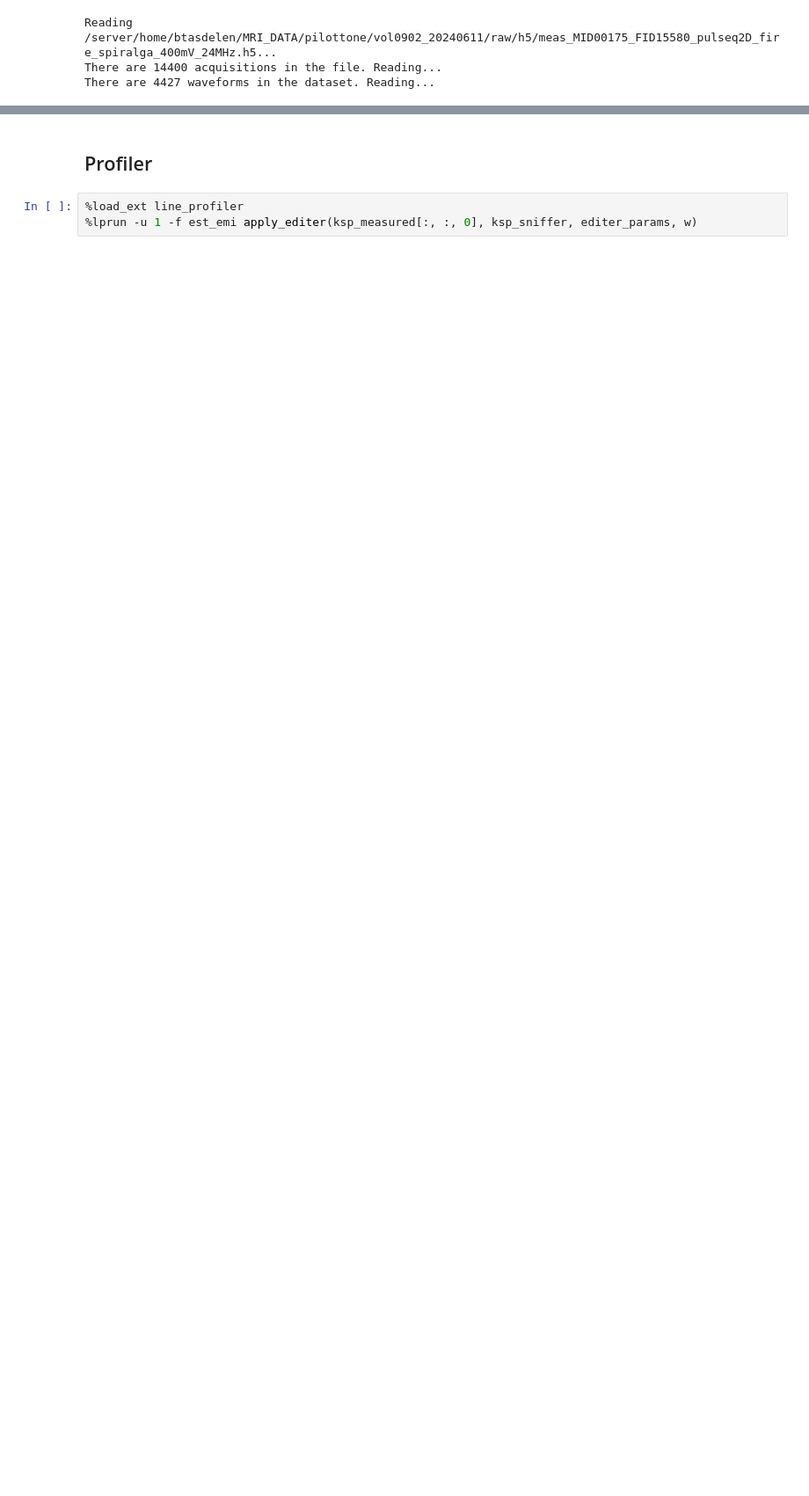
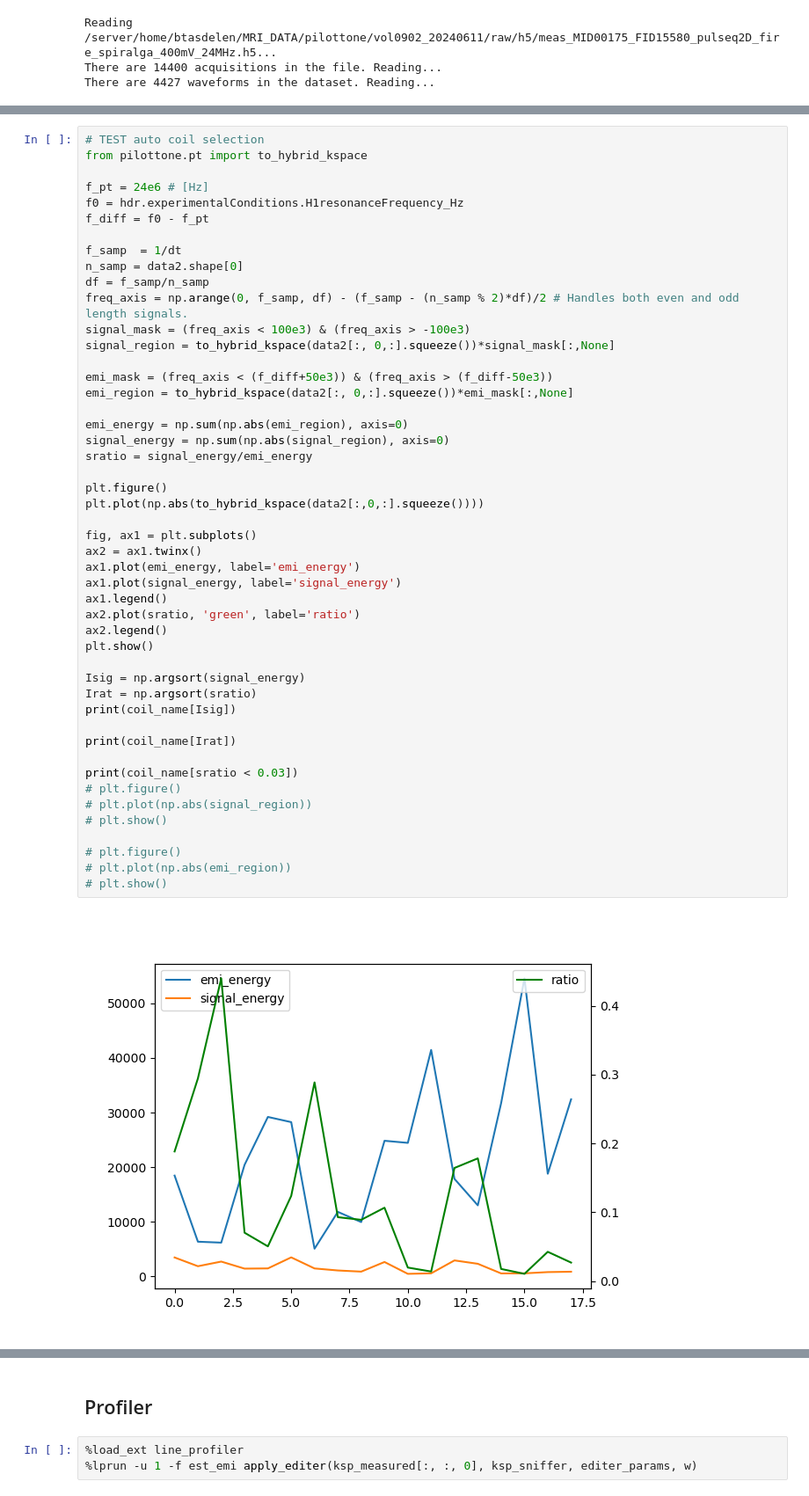
Before and after one commit to usc-mrel/PylotToneMRI, a Jupyter notebook: main_editer_correct.ipynb, the cells around one changed output, grey strips where cells are left out. Shown at 88% size. Cells and saved outputs as stored; diff of their text form; blank space fills up the shorter version.

```diff
--- a/main_editer_correct.ipynb
+++ b/main_editer_correct.ipynb
@@ -108,2 +154,52 @@ ksp_sniffer  = data[:,:,sensing_coils]
 # %% [output]
 Coils to be used as sniffers: ['Spine_18:1:S4T' 'Spine_18:1:S4S' 'Spine_18:1:S4P']
+# %%
+# TEST auto coil selection
+from pilottone.pt import to_hybrid_kspace
+
+f_pt = 24e6 # [Hz]
+f0 = hdr.experimentalConditions.H1resonanceFrequency_Hz
+f_diff = f0 - f_pt
+
+f_samp  = 1/dt
+n_samp = data2.shape[0]
+df = f_samp/n_samp
+freq_axis = np.arange(0, f_samp, df) - (f_samp - (n_samp % 2)*df)/2 # Handles both even and odd length signals.
+signal_mask = (freq_axis < 100e3) & (freq_axis > -100e3)
+signal_region = to_hybrid_kspace(data2[:, 0,:].squeeze())*signal_mask[:,None]
+
+emi_mask = (freq_axis < (f_diff+50e3)) & (freq_axis > (f_diff-50e3))
+emi_region = to_hybrid_kspace(data2[:, 0,:].squeeze())*emi_mask[:,None]
+
+emi_energy = np.sum(np.abs(emi_region), axis=0)
+signal_energy = np.sum(np.abs(signal_region), axis=0)
+sratio = signal_energy/emi_energy
+
+plt.figure()
+plt.plot(np.abs(to_hybrid_kspace(data2[:,0,:].squeeze())))
+
+fig, ax1 = plt.subplots()
+ax2 = ax1.twinx()
+ax1.plot(emi_energy, label='emi_energy')
+ax1.plot(signal_energy, label='signal_energy')
+ax1.legend()
+ax2.plot(sratio, 'green', label='ratio')
+ax2.legend()
+plt.show()
+
+Isig = np.argsort(signal_energy)
+Irat = np.argsort(sratio)
+print(coil_name[Isig])
+
+print(coil_name[Irat])
+
+print(coil_name[sratio < 0.03])
+# plt.figure()
+# plt.plot(np.abs(signal_region))
+# plt.show()
+
+# plt.figure()
+# plt.plot(np.abs(emi_region))
+# plt.show()
+# %% [output]
+[figure, added]
```
Also changed, not shown: parts of 9 cells of this notebook, 1 other file.
